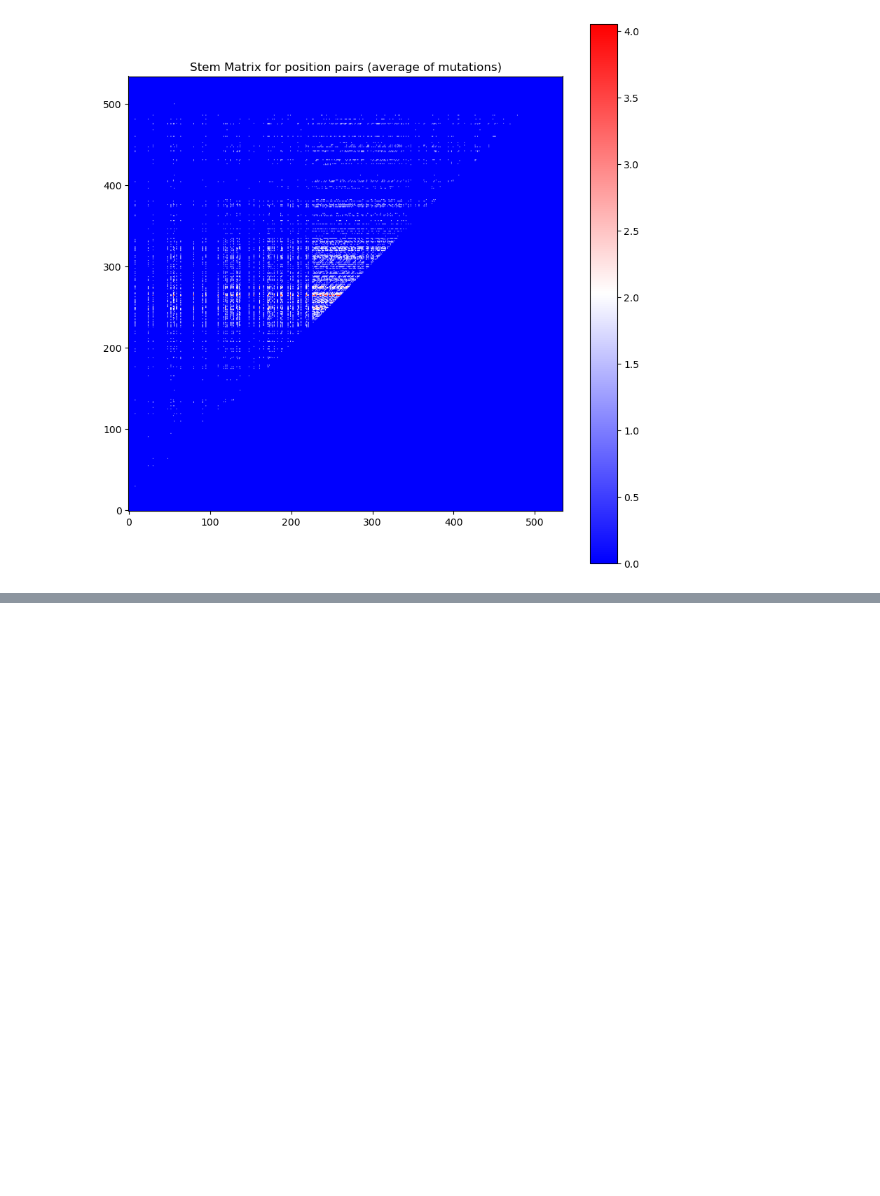
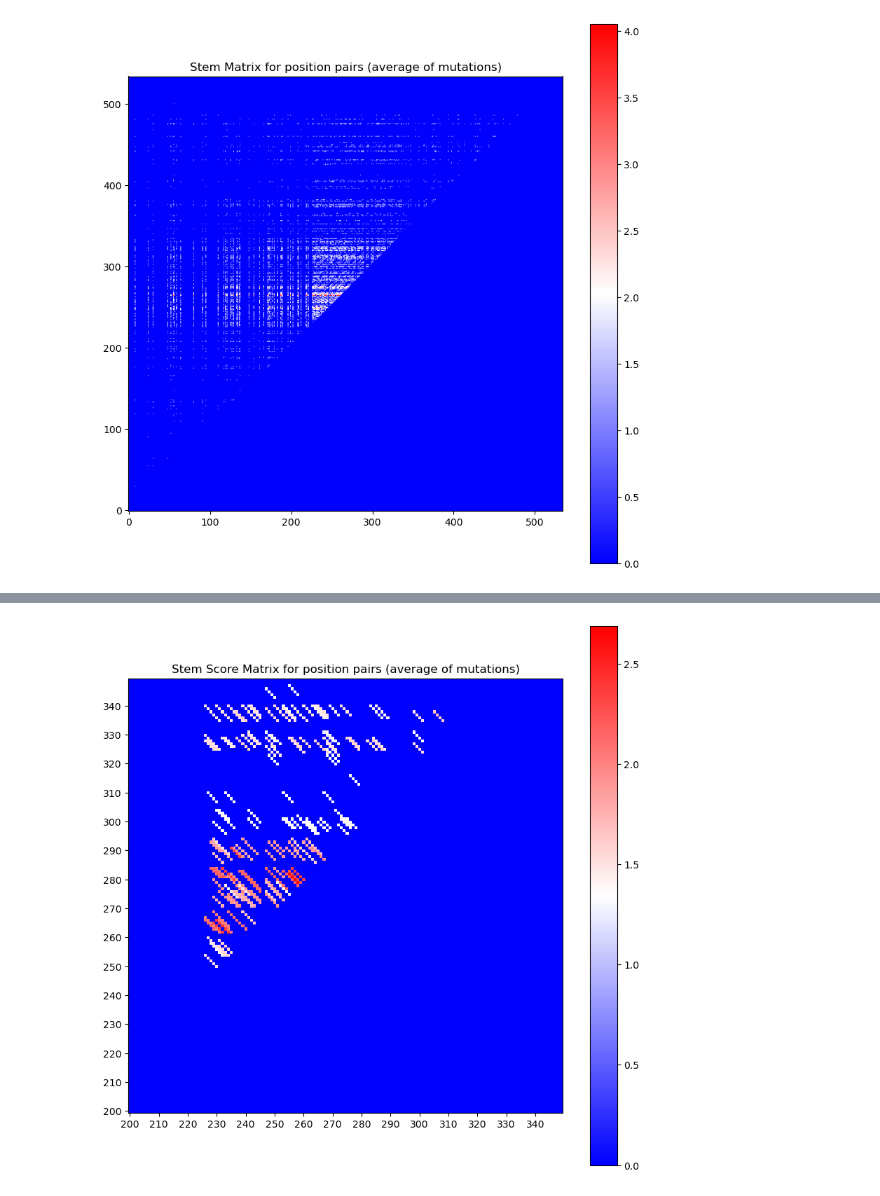
Before and after one commit to JoshuaGensel/MIME_ML, a Jupyter notebook: src/experimental_analysis.ipynb, the cells around one changed output, grey strips where cells are left out. Cells and saved outputs as stored; diff of their text form; code cells hidden in the pictures; blank space fills up the shorter version.

```diff
--- a/src/experimental_analysis.ipynb
+++ b/src/experimental_analysis.ipynb
@@ -607,0 +616,14 @@ plt.show()
+# %%
+# plot stem score matrix
+plt.figure(figsize=(10, 10))
+plt.imshow(np.flipud(stem_score_matrix[200:350,200:350]), cmap='bwr')
+# invert y axis to match sequence
+plt.gca().invert_yaxis()
+# fix ticks to match sequence
+plt.xticks(np.arange(0, 150, 10), np.arange(200, 350, 10))
+plt.yticks(np.arange(0, 150, 10), np.arange(200, 350, 10))
+plt.colorbar()
+plt.title('Stem Score Matrix for position pairs (average of mutations)')
+plt.show()
+# %% [output]
+[figure, added]
```
Also changed, not shown: parts of 4 cells of this notebook.
